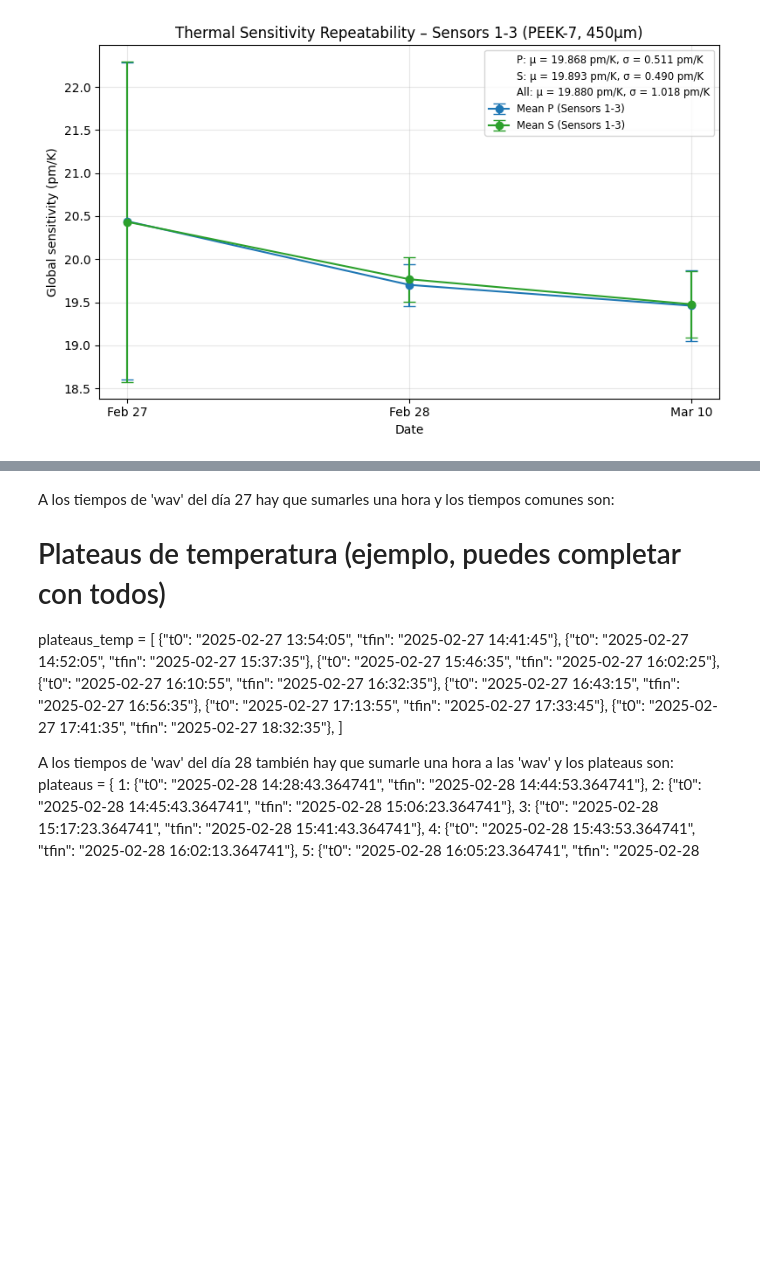
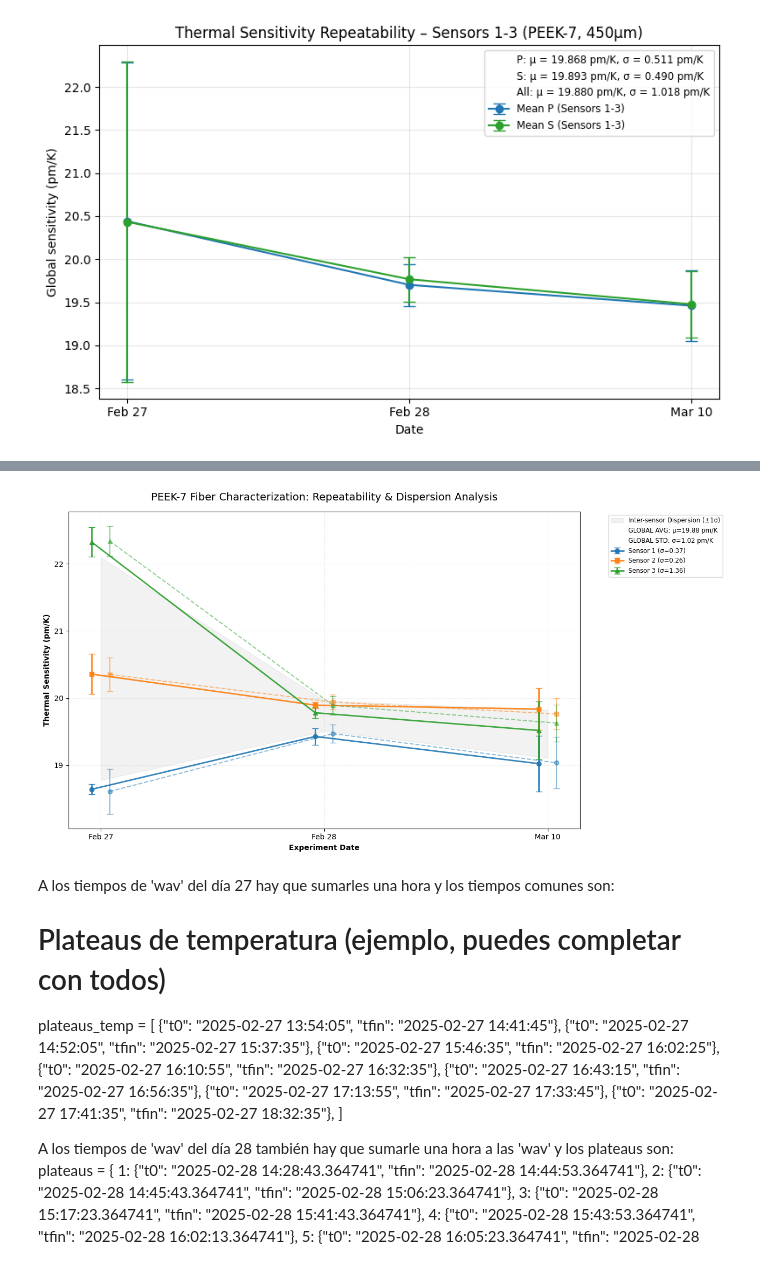
Before and after one commit to garpol/rtd-calibration-ana, a Jupyter notebook: FBG_Sensitivity_Analysis/Analisis_FBG_PEEK7_450um_3dias.ipynb, the cells around one changed output, grey strips where cells are left out. Saved outputs shown, nothing was run; the diff lists cells and outputs as text; code cells hidden in the pictures; blank space fills up the shorter version.

```diff
--- a/FBG_Sensitivity_Analysis/Analisis_FBG_PEEK7_450um_3dias.ipynb
+++ b/FBG_Sensitivity_Analysis/Analisis_FBG_PEEK7_450um_3dias.ipynb
@@ -184,3 +241,75 @@ plt.show()
+# %%
+import matplotlib.pyplot as plt
+import numpy as np
+
+# =============================================================================
+# CARACTERIZACIÓN PEEK-7: ANÁLISIS DE PRECISIÓN Y DISPERSIÓN
+# Barras de error: Incertidumbre de ajuste lineal (Slope error de la tabla)
+# Sigmas (σ): Representan la dispersión real entre sensores y fechas.
+# =============================================================================
+
+dates = ['Feb 27', 'Feb 28', 'Mar 10']
+x_pos = np.arange(len(dates))
+
+# 1. Datos de Sensibilidad (pm/K)
+s1_p, s1_s = [18.644, 19.429, 19.025], [18.611, 19.471, 19.038]
+s2_p, s2_s = [20.357, 19.895, 19.837], [20.352, 19.940, 19.765]
+s3_p, s3_s = [22.320, 19.782, 19.519], [22.337, 19.891, 19.629]
+
+# 2. Errores de la Tabla (Incertidumbre instrumental pm/K)
+e1_p, e1_s = [0.077, 0.125, 0.412], [0.336, 0.138, 0.383]
+e2_p, e2_s = [0.299, 0.050, 0.309], [0.252, 0.113, 0.229]
+e3_p, e3_s = [0.220, 0.083, 0.432], [0.224, 0.142, 0.275]
+
+# Matriz global para estadísticas
+all_data = np.array([s1_p, s1_s, s2_p, s2_s, s3_p, s3_s])
+global_mu = np.mean(all_data)
+global_sigma = np.std(all_data, ddof=1)
+
+plt.figure(figsize=(13, 7))
+colors = ['tab:blue', 'tab:orange', 'tab:green']
+markers = ['o', 's', '^']
+
+# A. Franja de dispersión diaria (Mide la variabilidad inter-sensor)
+daily_means = np.mean(all_data, axis=0)
+daily_sigmas = np.std(all_data, axis=0, ddof=1)
+plt.fill_between(dates, daily_means - daily_sigmas, daily_means + daily_sigmas,
+                 color='gray', alpha=0.1, label='Inter-sensor Dispersion (±1σ)')
+
+# B. Series individuales con sus errores de ajuste
+sensors = [
+    (s1_p, s1_s, e1_p, e1_s, 'Sensor 1', colors[0], markers[0]),
+    (s2_p, s2_s, e2_p, e2_s, 'Sensor 2', colors[1], markers[1]),
+    (s3_p, s3_s, e3_p, e3_s, 'Sensor 3', colors[2], markers[2])
+]
+
+for p_vals, s_vals, p_errs, s_errs, name, col, mark in sensors:
+    # Cálculo de sigma individual (estabilidad temporal del sensor)
+    sig_ind = np.std(p_vals + s_vals, ddof=1)
+
+    # Graficar Polarización P
+    plt.errorbar(x_pos - 0.04, p_vals, yerr=p_errs, color=col, marker=mark,
+                 linestyle='-', linewidth=2, capsize=4, label=f'{name} (σ={sig_ind:.2f})', alpha=0.9)
+    # Graficar Polarización S
+    plt.errorbar(x_pos + 0.04, s_vals, yerr=s_errs, color=col, marker=mark,
+                 linestyle='--', linewidth=1.5, capsize=4, alpha=0.5)
+
+# C. Información Global en Leyenda
+plt.plot([], [], ' ', label=f"GLOBAL AVG: μ={global_mu:.2f} pm/K")
+plt.plot([], [], ' ', label=f"GLOBAL STD: σ={global_sigma:.2f} pm/K")
+
+# D. Estética y etiquetas
+plt.xlabel('Experiment Date', fontweight='bold')
+plt.ylabel('Thermal Sensitivity (pm/K)', fontweight='bold')
+plt.title('PEEK-7 Fiber Characterization: Repeatability & Dispersion Analysis', fontsize=14, pad=15)
+plt.xticks(x_pos, dates)
+plt.grid(True, alpha=0.2, linestyle='--')
+plt.legend(bbox_to_anchor=(1.05, 1), loc='upper left', frameon=True, fontsize='small')
+plt.tight_layout()
+
+plt.show()
+# %% [output]
+[figure, added]
 # %% [markdown]
 A los tiempos de 'wav' del día 27 hay que sumarles una hora y los tiempos comunes son:
 
```
Also changed, not shown: parts of 2 cells of this notebook, 6 other files.
